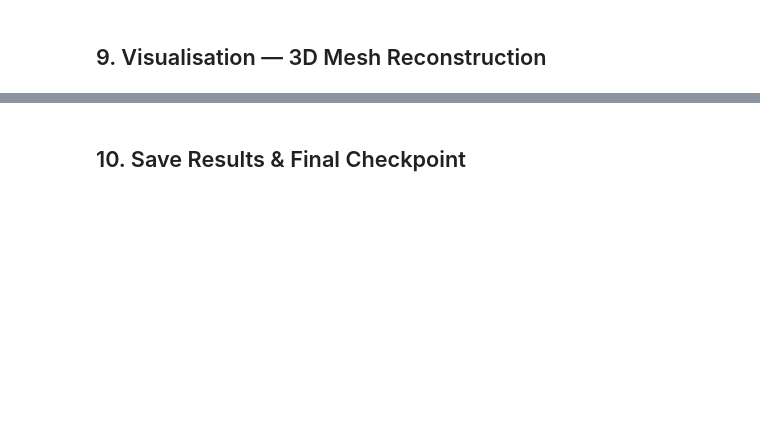
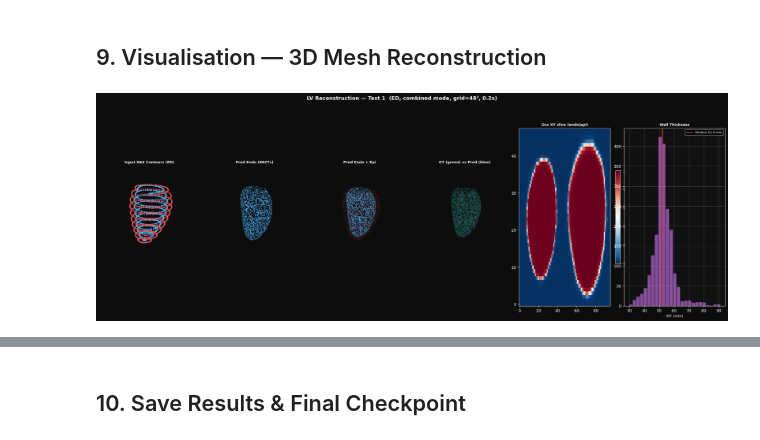
Before and after one commit to Andrefce/tese, a Jupyter notebook: training-model-v2.ipynb, the cells around one changed output, grey strips where cells are left out. Cells and saved outputs as stored; diff of their text form; code cells hidden in the pictures; blank space fills up the shorter version.

```diff
--- a/training-model-v2.ipynb
+++ b/training-model-v2.ipynb
@@ -97,7 +103,7 @@ CFG = dict(
 
     # ── Cache paths (Kaggle dataset inputs) ───────────────────
     ed_cache_dir   = '/kaggle/input/datasets/andrefce/cached-dataset/occupancy_cache',
-    es_cache_dir   = '/kaggle/input/datasets/andrefce/es-cache/es_occupancy_cache',
+    es_cache_dir   = '/kaggle/input/datasets/andrefce/es-data/es_occupancy_cache',
     output_dir     = '/kaggle/working',
 
     # ── Architecture ──────────────────────────────────────────
@@ -1257,49 +1525,64 @@ def _set_ax_lim(ax, vertices, margin=0.05):
     ax.set_box_aspect([1, 1, 1])
 
 
-def visualise_prediction(sample_idx=0):
-    """Visualise one test sample: input contours, predicted meshes, GT comparison."""
+def visualise_prediction(sample_idx=0, viz_grid_res=48):
+    """Visualise one test sample.
+
+    Uses a smaller grid (default 48³) for marching cubes — keeps viz
+    snappy without affecting evaluation quality elsewhere.
+    Handles ED and ES caches uniformly: for ES, the GT meshes are
+    re-normalised through `adapt_es_sample` so they share the
+    coordinate frame of the predicted meshes.
+    """
     idx = te_idx[sample_idx]
     fp  = files[idx]
     d   = np.load(fp, allow_pickle=True)
 
-    # Load contour
-    if 'contour' in d:
-        contour = d['contour'].astype(np.float32)
+    # ── Build contour + GT in the SAME normalised frame ──────
+    if 'contour' in d.files and 'query' in d.files:
+        # ED-format cache (everything already normalised)
+        contour     = d['contour'].astype(np.float32)
+        scale       = float(d['scale'])
+        gt_endo_v   = d['endo_vertices'].astype(np.float32) if 'endo_vertices' in d.files else np.empty((0, 3), np.float32)
+        gt_endo_f   = d['endo_faces'].astype(np.int64)      if 'endo_faces'    in d.files else np.empty((0, 3), np.int64)
+        gt_epi_v    = d['epi_vertices'].astype(np.float32)  if 'epi_vertices'  in d.files else np.empty((0, 3), np.float32)
+        gt_epi_f    = d['epi_faces'].astype(np.int64)       if 'epi_faces'     in d.files else np.empty((0, 3), np.int64)
+        sample_kind = 'ED'
     else:
-        adapted = adapt_es_sample(d)
+        # ES-format cache → adapt (gives normalised verts + faces)
+        adapted = adapt_es_sample(d, rng=np.random.default_rng(123 + sample_idx))
         if adapted is None:
-            print(f'Cannot visualise sample {sample_idx}')
-            return
-        contour = adapted['contour']
+            print(f'Cannot visualise sample {sample_idx}'); return
+        contour   = adapted['contour']
+        scale     = float(adapted['scale'])
+        gt_endo_v = adapted['endo_verts']
+        gt_endo_f = adapted['faces'].astype(np.int64)
+        gt_epi_v  = adapted['epi_verts']
+        gt_epi_f  = adapted['faces'].astype(np.int64)   # ES: shared topology
+        sample_kind = 'ES'
 
     xyz_n  = contour[:, :3]
     tissue = contour[:, 3]
-    scale  = float(d.get('scale', 1.0))
 
     phase_val = None
-    if CFG['mode'] == 'combined':
-        phase_val = phase_labels[idx] if phase_labels else None
+    if CFG['mode'] == 'combined' and phase_labels is not None:
+        phase_val = phase_labels[idx]
 
-    # Predict
+    # ── Predict (smaller grid for speed) ─────────────────────
+    t_pred = time.time()
     endo_mesh, epi_mesh, occ_endo, occ_epi = predict_mesh(
-        model, xyz_n, tissue, CFG, phase_val=phase_val)
+        model, xyz_n, tissue, CFG,
+        grid_res=viz_grid_res, batch_query=131072, phase_val=phase_val)
+    dt_pred = time.time() - t_pred
 
     thickness, _ = compute_wall_thickness(endo_mesh, epi_mesh)
-
-    # GT meshes (if available)
-    has_gt = 'endo_vertices' in d or 'endo_verts' in d
-    if has_gt:
-        gt_endo_v = d.get('endo_vertices', d.get('endo_verts', np.empty((0,3)))).astype(np.float32)
-        gt_endo_f = d.get('endo_faces', d.get('faces', np.empty((0,3), dtype=np.int64))).astype(np.int64)
-    else:
-        gt_endo_v = np.empty((0, 3)); gt_endo_f = np.empty((0, 3), dtype=np.int64)
 
     # ── Figure ────────────────────────────────────────────────
     plt.style.use('dark_background')
     fig = plt.figure(figsize=(28, 8), facecolor='#0d0d0d')
-    phase_str = 'ED' if (phase_val == 0.0 or phase_val is None) else 'ES'
-    fig.suptitle(f'LV Reconstruction — Test {sample_idx}  ({phase_str}, {CFG["mode"]} mode)',
+    phase_str = sample_kind if phase_val is None else ('ED' if phase_val == 0.0 else 'ES')
+    fig.suptitle(f'LV Reconstruction — Test {sample_idx}  ({phase_str}, '
+                 f'{CFG["mode"]} mode, grid={viz_grid_res}³, {dt_pred:.1f}s)',
                  fontsize=13, fontweight='bold', color='white', y=1.02)
     gs = plt.GridSpec(1, 6, figure=fig, wspace=0.04)
 
@@ -1315,13 +1598,16 @@ def visualise_prediction(sample_idx=0):
         ax.set_axis_off(); ax.view_init(elev=20, azim=60)
         return ax
 
-    all_pts = np.vstack([v for v in [
-        endo_mesh.vertices if len(endo_mesh.vertices) > 0 else xyz_n,
-        epi_mesh.vertices  if len(epi_mesh.vertices)  > 0 else xyz_n,
-    ]])
+    pieces = []
+    if len(endo_mesh.vertices) > 0: pieces.append(endo_mesh.vertices)
+    if len(epi_mesh.vertices)  > 0: pieces.append(epi_mesh.vertices)
+    if len(gt_endo_v)         > 0: pieces.append(gt_endo_v)
+    if len(gt_epi_v)          > 0: pieces.append(gt_epi_v)
+    pieces.append(xyz_n)
+    all_pts = np.vstack(pieces)
 
     # 0: Input contours
-    ax = _ax(0, 'Input SAX Contours')
+    ax = _ax(0, f'Input SAX Contours ({sample_kind})')
     ax.scatter(*xyz_n[tissue==0].T, c='#4db8ff', s=6, alpha=0.9)
     ax.scatter(*xyz_n[tissue==1].T, c='#e05252', s=6, alpha=0.9)
     _set_ax_lim(ax, xyz_n)
@@ -1340,9 +1626,9 @@ def visualise_prediction(sample_idx=0):
         _mesh(ax, endo_mesh.vertices, endo_mesh.faces, '#4db8ff', 0.85)
     _set_ax_lim(ax, all_pts)
 
-    # 3: GT vs Pred
+    # 3: GT vs Pred (now works for ES too)
     ax = _ax(3, 'GT (green) vs Pred (blue)')
-    if len(gt_endo_f) > 0:
+    if len(gt_endo_f) > 0 and len(gt_endo_v) > 0:
         _mesh(ax, gt_endo_v, gt_endo_f, '#27ae60', 0.45)
     if len(endo_mesh.vertices) > 0:
         _mesh(ax, endo_mesh.vertices, endo_mesh.faces, '#4db8ff', 0.35)
@@ -1351,33 +1637,43 @@ def visualise_prediction(sample_idx=0):
     # 4: Occupancy slice
     ax4 = fig.add_subplot(gs[4], facecolor='#111111')
     mid_z = occ_endo.shape[2] // 2
     im = ax4.imshow(
         np.concatenate([occ_endo[:,:,mid_z], occ_epi[:,:,mid_z]], axis=1),
         cmap='RdBu_r', vmin=0, vmax=1, origin='lower', aspect='auto')
     ax4.set_title('Occ XY slice (endo|epi)', color='white', fontsize=9, fontweight='bold')
     plt.colorbar(im, ax=ax4, fraction=0.046)
 
     # 5: Wall thickness histogram
     ax5 = fig.add_subplot(gs[5], facecolor='#111111')
     if len(thickness) > 0:
         wt_mm = thickness * scale
         ax5.hist(wt_mm, bins=25, color='#9b59b6', alpha=0.85, edgecolor='#0d0d0d')
         ax5.axvline(np.median(wt_mm), color='#e74c3c', lw=2,
                     label=f'Median {np.median(wt_mm):.1f} mm')
         ax5.set_xlabel('WT (mm)', color='white', fontsize=9)
         ax5.tick_params(colors='white'); ax5.legend(fontsize=8)
         ax5.grid(alpha=0.2)
     ax5.set_title('Wall Thickness', color='white', fontsize=9, fontweight='bold')
 
     plt.savefig(f'{CFG["output_dir"]}/viz_{CFG["mode"]}_{sample_idx}.png',
                 dpi=200, bbox_inches='tight', facecolor='#0d0d0d')
     plt.show()
     plt.style.use('default')
 
     if len(thickness) > 0:
-        print(f'  WT: {(thickness*scale).mean():.2f} ± {(thickness*scale).std():.2f} mm')
+        print(f'  WT: {(thickness*scale).mean():.2f} ± {(thickness*scale).std():.2f} mm '
+              f'(pred: {dt_pred:.1f}s)')
 
 
-# Visualise first 3 test samples
-for i in range(min(3, len(te_idx))):
+# Visualise first 3 test samples — bias to include both ED + ES if combined
+viz_indices = list(range(min(3, len(te_idx))))
+if CFG['mode'] == 'combined' and phase_labels is not None:
+    te_phases_local = [phase_labels[i] for i in te_idx]
+    ed_pos = [k for k, p in enumerate(te_phases_local) if p == 0.0][:2]
+    es_pos = [k for k, p in enumerate(te_phases_local) if p == 1.0][:2]
+    viz_indices = (ed_pos + es_pos)[:4]
+
+for i in viz_indices:
     visualise_prediction(i)
+# %% [output]
+[figure, added]
```
Also changed, not shown: parts of 12 cells of this notebook.
